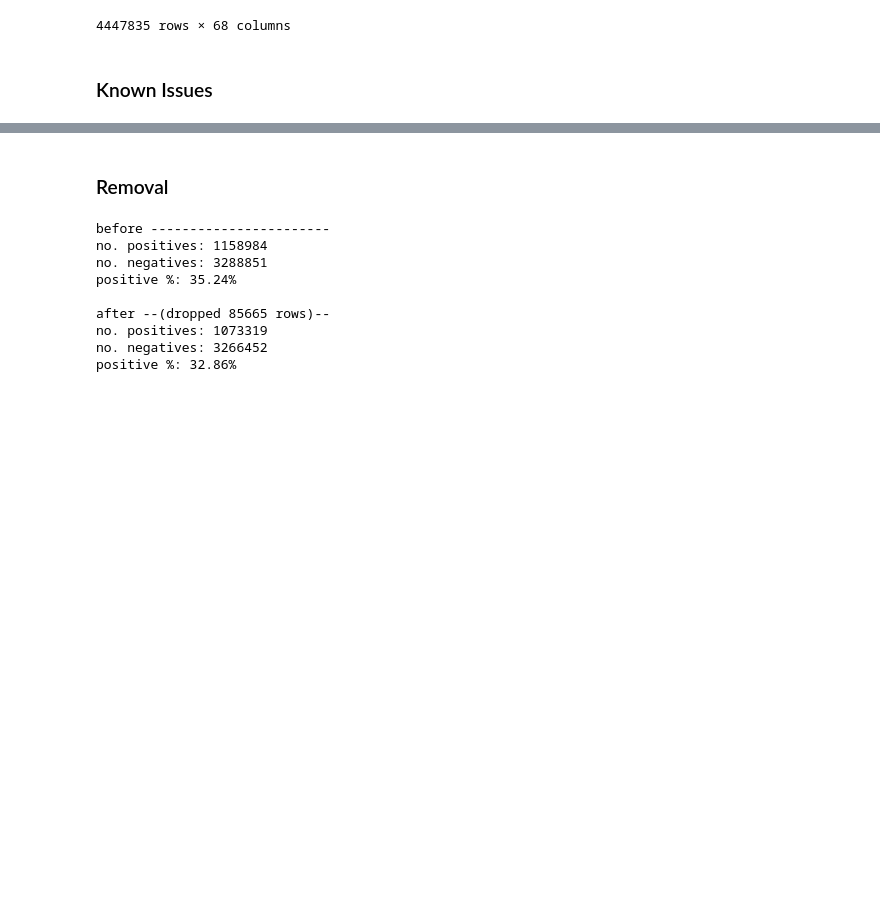
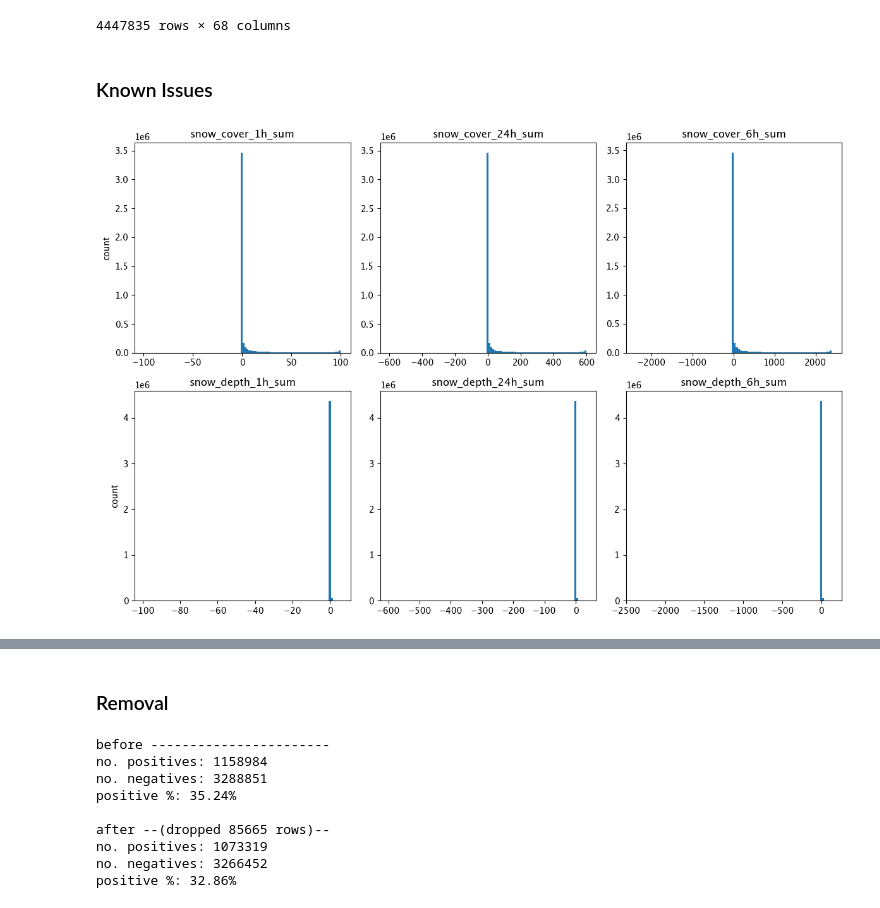
Before and after one commit to shyagehike/atlas-v2, a Jupyter notebook: features.ipynb, the cells around one changed output, grey strips where cells are left out. Saved outputs shown, nothing was run; the diff lists cells and outputs as text; code cells hidden in the pictures; blank space fills up the shorter version.

```diff
--- a/features.ipynb
+++ b/features.ipynb
@@ -842,4 +842,31 @@ dF2
 4447835 rows × 68 columns
 # %% [markdown]
 ### Known Issues
+# %%
+# issues pertaining to snow-related channels
+snow_covers=[col for col in dF2.columns if 'snow_cover' in col]
+snow_depths=[col for col in dF2.columns if 'snow_depth' in col]
+
+fig,axes=plt.subplots(2,3,figsize=(12,8))
+
+# covers
+axes[0,0].hist(dF2['snow_cover_1h_sum'],bins=100)
+axes[0,1].hist(dF2['snow_cover_6h_sum'],bins=100)
+axes[0,2].hist(dF2['snow_cover_24h_sum'],bins=100)
+for col in range(3):axes[0,col].set_title(f'{snow_covers[col]}')
+axes[0,0].set_ylabel('count') # count axis label
+
+# depths
+axes[1,0].hist(dF2['snow_depth_1h_sum'],bins=100)
+axes[1,1].hist(dF2['snow_depth_6h_sum'],bins=100)
+axes[1,2].hist(dF2['snow_depth_24h_sum'],bins=100)
+for col in range(3):axes[1,col].set_title(f'{snow_depths[col]}')
+axes[1,0].set_ylabel('count') # count axis label
+
+snow_flag=(dF2[snow_covers].sum(axis=1)>0)|(dF2[snow_depths].sum(axis=1)>0)
+
+plt.tight_layout()
+plt.show()
+# %% [output]
+[figure, added]
 # %%
```
Also changed, not shown: parts of 12 cells of this notebook, 10 other files.
